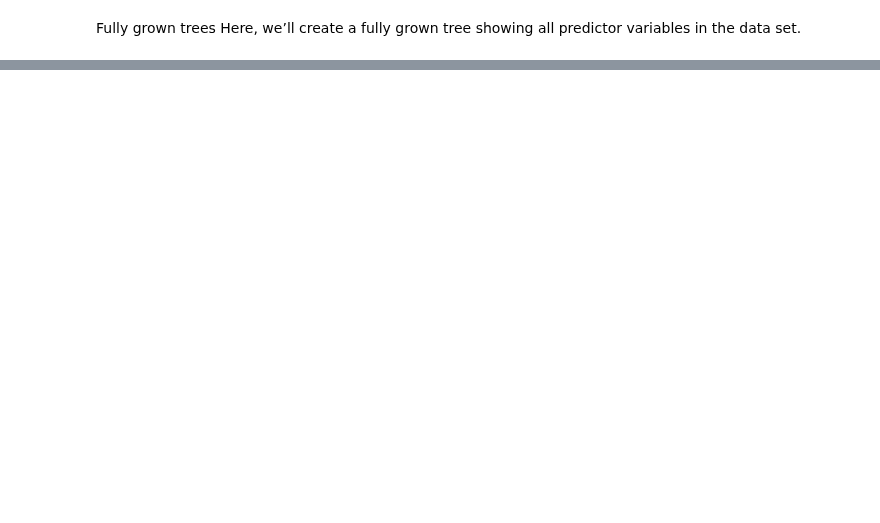
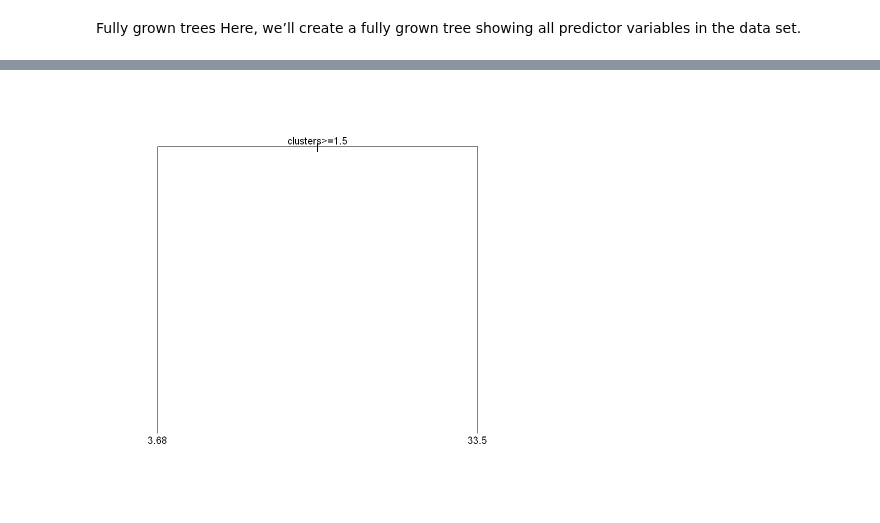
Before and after one commit to narslab/water-accessibility, a Jupyter notebook: bin/jupyter/Classification.ipynb, the cells around one changed output, grey strips where cells are left out. Saved outputs shown, nothing was run; the diff lists cells and outputs as text; code cells hidden in the pictures; blank space fills up the shorter version.

Commit message:
learning-about-decision-tree

```diff
--- a/bin/jupyter/Classification.ipynb
+++ b/bin/jupyter/Classification.ipynb
@@ -122,0 +137,11 @@ head(predicted.classes)
+# %%
+# Fit the model on the training set
+set.seed(123)
+model2 <- train(
+  bore ~., data = train.data, method = "rpart",
+  trControl = trainControl("cv", number = 10),
+  tuneLength = 10
+  )
+# Plot model accuracy vs different values of
+# cp (complexity parameter)
+plot(model2)
@@ -122,0 +163,7 @@ head(predicted.classes)
+# %%
+# Plot the final tree model
+par(xpd = NA) # Avoid clipping the text in some device
+plot(model2$finalModel)
+text(model2$finalModel,  digits = 3)
+# %% [output]
+[figure, added]
```
Also changed, not shown: parts of 18 cells of this notebook.
